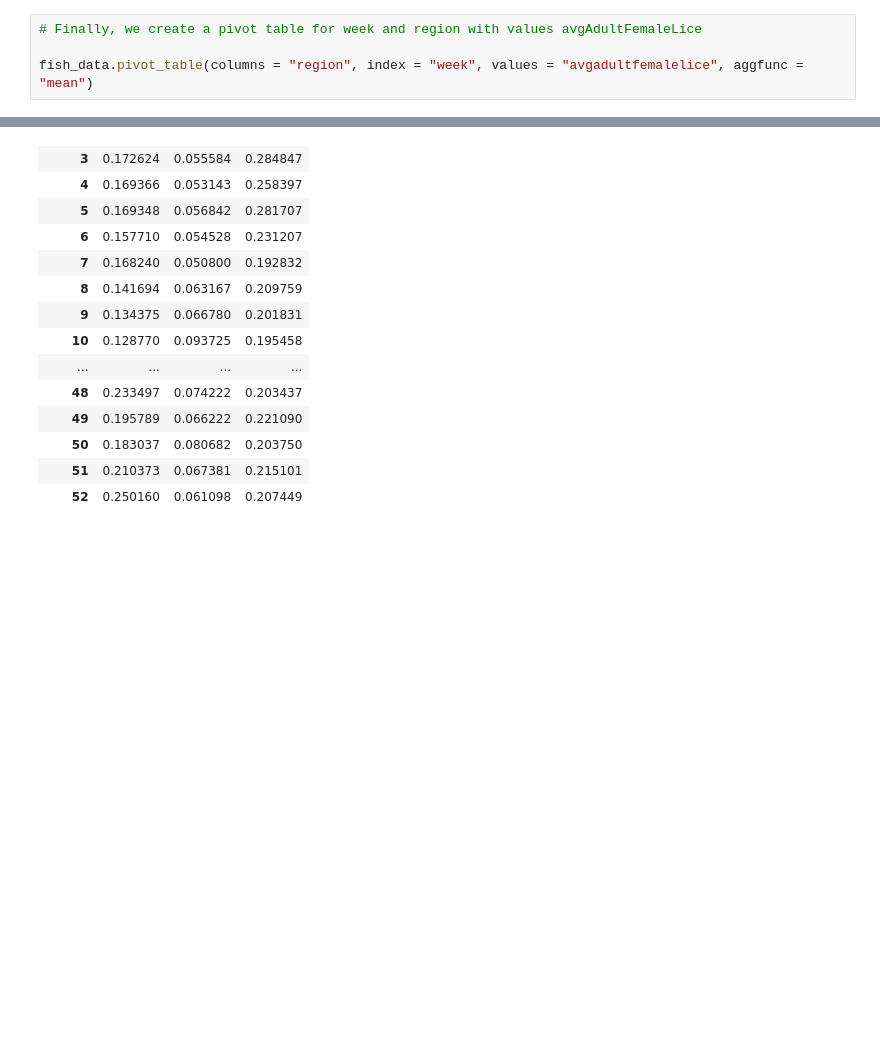
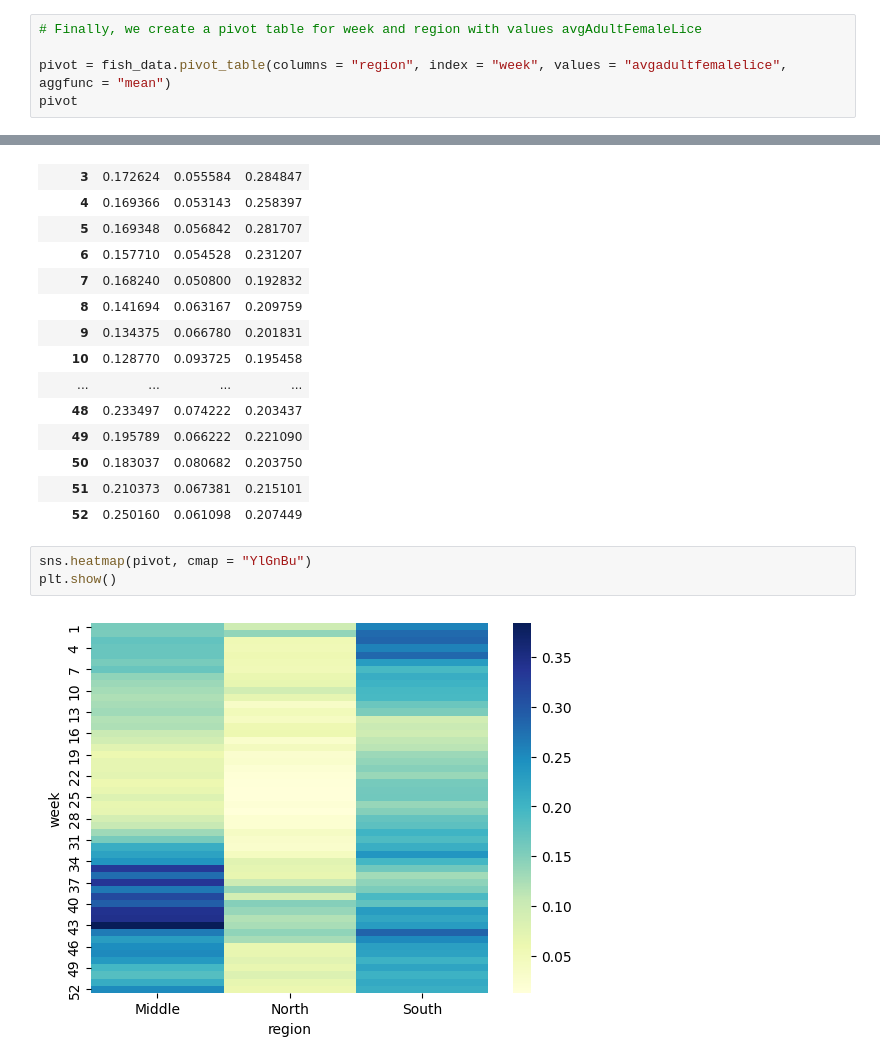
Before and after one commit to erlendrisvik/Compulsories, a Jupyter notebook: CA3/CA3.ipynb, the cells around one changed output, grey strips where cells are left out. Cells and saved outputs as stored; diff of their text form; blank space fills up the shorter version.

Commit message:
finished pivot with comments

```diff
--- a/CA3/CA3.ipynb
+++ b/CA3/CA3.ipynb
@@ -101,7 +103,8 @@ fish_data.pivot_table(index = "haspd", columns = "hasila", values = "lat", aggfu
 # %%
 # Finally, we create a pivot table for week and region with values avgAdultFemaleLice
 
-fish_data.pivot_table(columns = "region", index = "week", values = "avgadultfemalelice", aggfunc = "mean")
+pivot = fish_data.pivot_table(columns = "region", index = "week", values = "avgadultfemalelice", aggfunc = "mean")
+pivot
 # %% [output]
 | region | Middle | North | South |
 | week |  |  |  |
@@ -121,3 +124,8 @@ fish_data.pivot_table(columns = "region", index = "week", values = "avgadultfema
 | 50 | 0.183037 | 0.080682 | 0.203750 |
 | 51 | 0.210373 | 0.067381 | 0.215101 |
 | 52 | 0.250160 | 0.061098 | 0.207449 |
+# %%
+sns.heatmap(pivot, cmap = "YlGnBu")
+plt.show()
+# %% [output]
+[figure, added]
```
Also changed, not shown: parts of 2 cells of this notebook.
